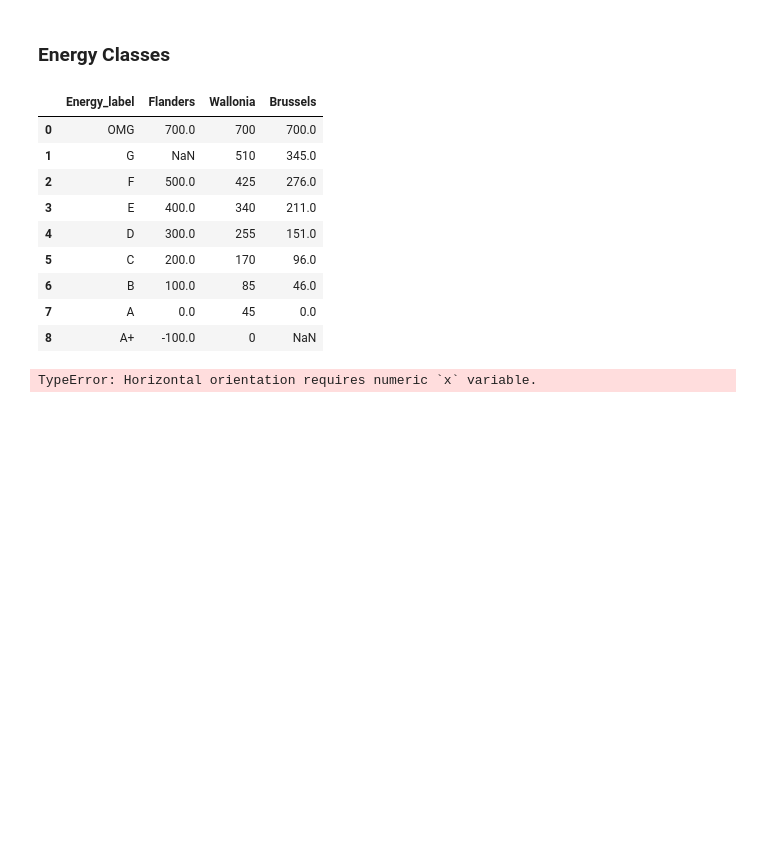
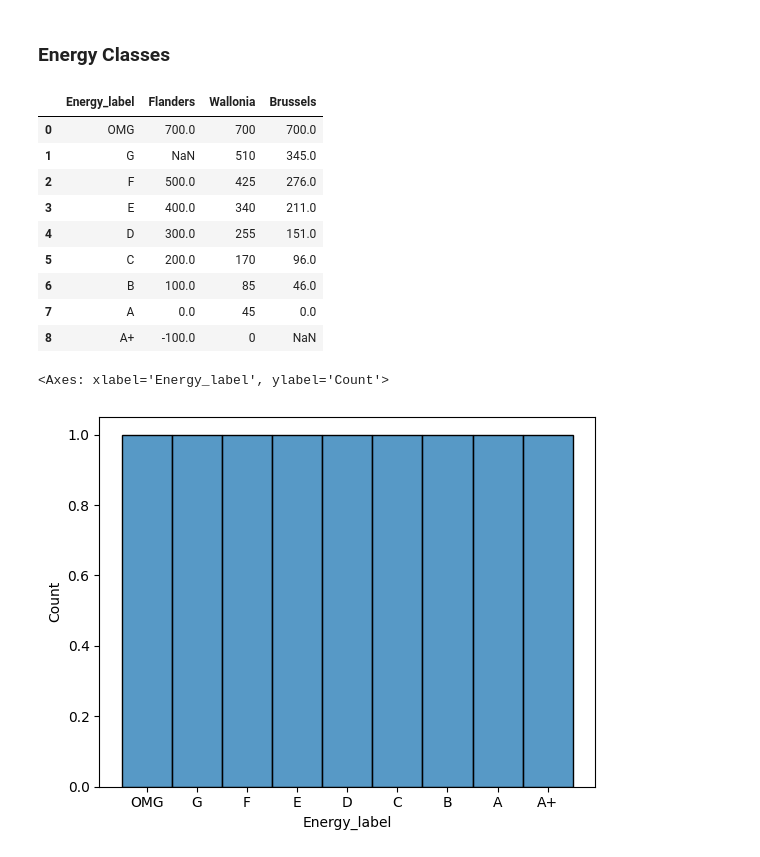
Before and after one commit to DeFre/ImmoEliza-data-analysis, a Jupyter notebook: data-exploration/data-analysis-test.ipynb, the cells around one changed output. Drawn from its saved outputs; the diff is of its cells as text; code cells hidden in the pictures; blank space fills up the shorter version.

```diff
--- a/data-exploration/data-analysis-test.ipynb
+++ b/data-exploration/data-analysis-test.ipynb
@@ -569,16 +580,17 @@ plt.show()
 # %%
 epc_be = pd.read_csv("../data/epc_be.csv")
 display(epc_be)
-sns.pointplot(x="Energy_label", data=epc_be)
+sns.histplot(x="Energy_label", data=epc_be)
 # %% [output]
 |  | Energy_label | Flanders | Wallonia | Brussels |
 | 0 | OMG | 700.0 | 700 | 700.0 |
 | 1 | G | NaN | 510 | 345.0 |
 | 2 | F | 500.0 | 425 | 276.0 |
 | 3 | E | 400.0 | 340 | 211.0 |
 | 4 | D | 300.0 | 255 | 151.0 |
 | 5 | C | 200.0 | 170 | 96.0 |
 | 6 | B | 100.0 | 85 | 46.0 |
 | 7 | A | 0.0 | 45 | 0.0 |
 | 8 | A+ | -100.0 | 0 | NaN |
-TypeError: Horizontal orientation requires numeric `x` variable.
+<Axes: xlabel='Energy_label', ylabel='Count'>
+[figure, added]
```
Also changed, not shown: parts of 13 cells of this notebook, 1 other file.
